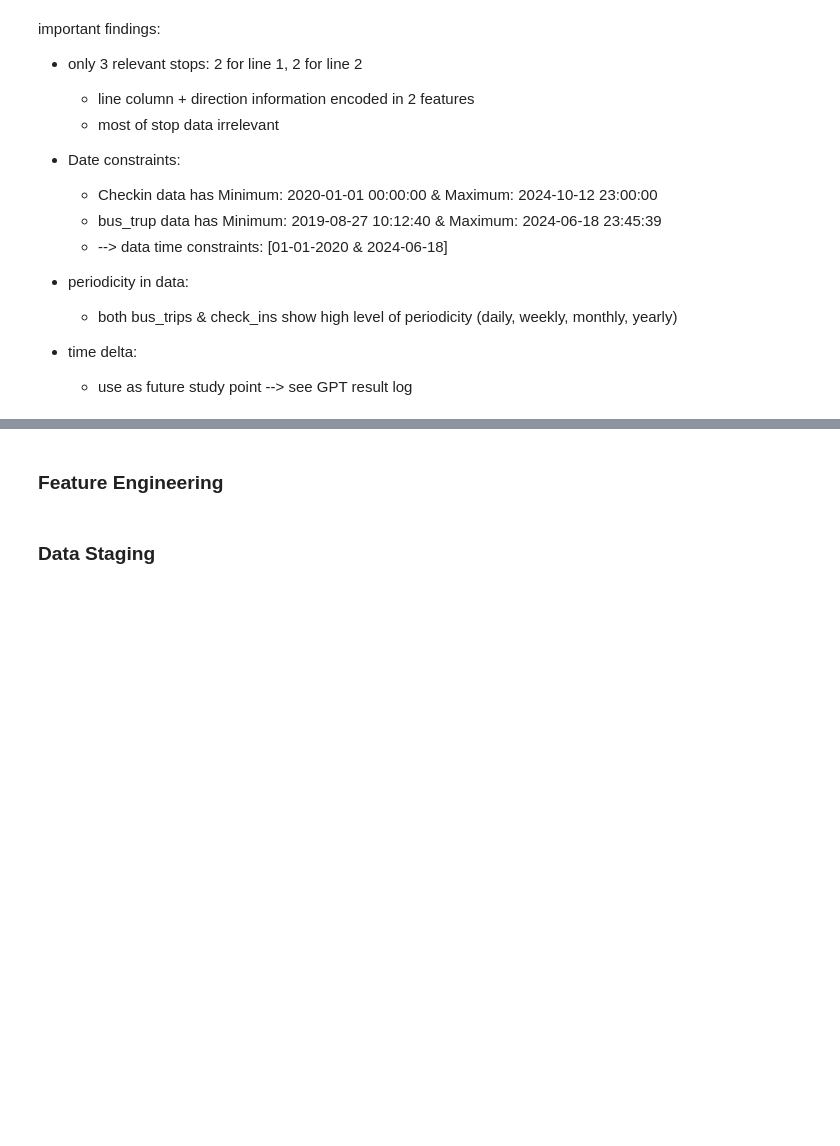
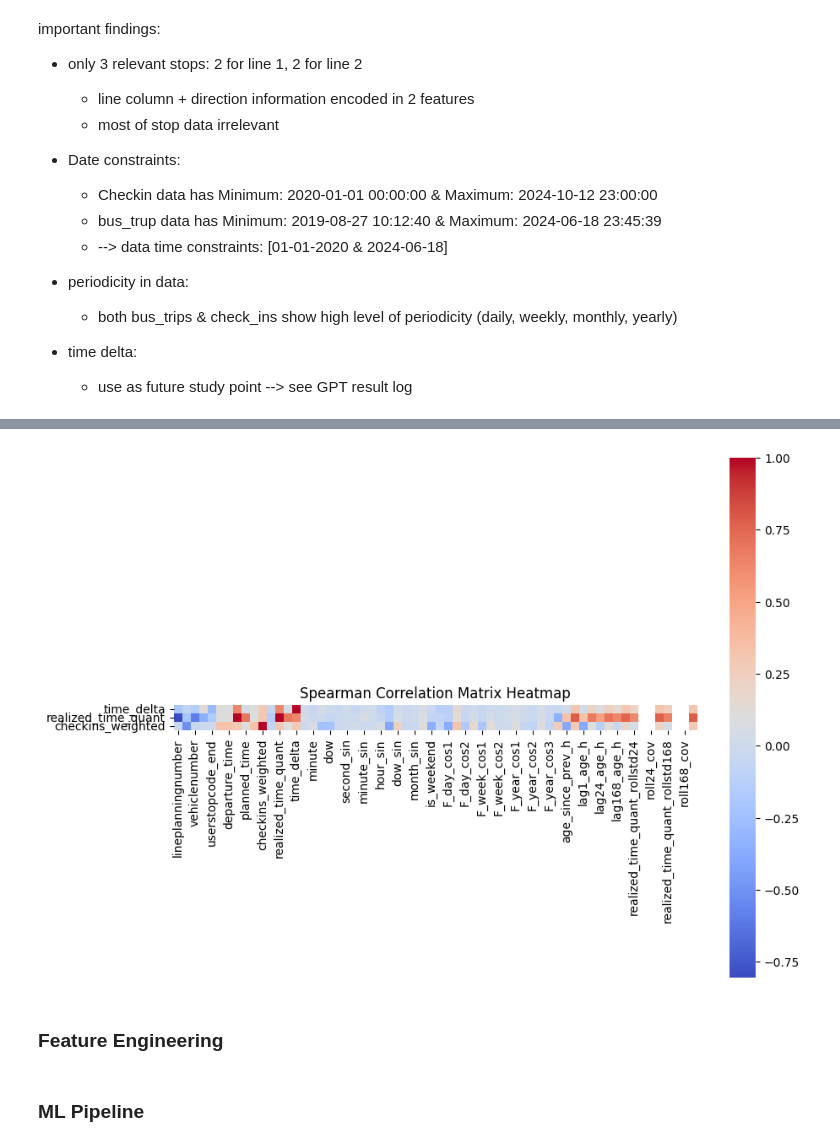
Before and after one commit to padenarie/Case-Study-Bus_times_estimation, a Jupyter notebook: main_BUILD.ipynb, the cells around one changed output, grey strips where cells are left out. Cells and saved outputs as stored; diff of their text form; code cells hidden in the pictures; blank space fills up the shorter version.

```diff
--- a/main_BUILD.ipynb
+++ b/main_BUILD.ipynb
@@ -709,7 +768,16 @@ INFO: ▶ stops: 0 steps
 # %%
 # Merge
-dfs_preprocessed['merged_bustrip_and_checkins'] = merge_on_hour_ceiling(dfs_preprocessed['bus_trips'], dfs_preprocessed['check_ins'],
-                                                        left_on='ceiling_hour', right_on='id_Datetime', how='left')
+# dfs_preprocessed['merged_bustrip_and_checkins'] = merge_on_hour_ceiling(dfs_preprocessed['bus_trips'], dfs_preprocessed['check_ins'],
+#                                                         left_on='ceiling_hour', right_on='id_Datetime', how='left')
+
+dfs_preprocessed['merged_bustrip_and_checkins'] = attach_weighted_checkins_fast(
+                                                    dfs_preprocessed['bus_trips'],
+                                                    dfs_preprocessed['check_ins'],
+                                                    trip_start_col="departure_time",
+                                                    trip_duration_col="realized_time",
+                                                    checkin_time_col="id_Datetime",
+                                                    checkin_value_col="number_of_check_ins",
+                                                    out_col="checkins_weighted")
 
 dfs_preprocessed['merged_stops_start'] = pd.merge(dfs_preprocessed['merged_bustrip_and_checkins'], dfs_preprocessed['stops'].rename(columns=lambda x: x + '_start' if x != 'key_column' else x),
                                     left_on='userstopcode_start', right_on='userstopcode_start', suffixes=('', '_start'))
@@ -730,8 +799,8 @@ steps_features = [
          fn=partial(add_total_seconds, time_cols=["realized_time","planned_time"])),                                                # type: ignore
     Step("add feature: time delta", when=is_timedelta_column(["realized_time","planned_time"]),                                     # type: ignore
          fn=partial(add_time_delta, real_time="realized_time", plan_time="planned_time")),                                          # type: ignore
-    Step("add feature: hourly check-in rate", when=is_timedelta_column(["id_Datetime"]),                                            # type: ignore
-         fn=partial(add_hourlycheckin_rate, col_datetime="id_Datetime", col_checkins="number_of_check_ins")),                       # type: ignore
+#     Step("add feature: hourly check-in rate", when=is_timedelta_column(["id_Datetime"]),                                            # type: ignore
+#          fn=partial(add_hourlycheckin_rate, col_datetime="id_Datetime", col_checkins="number_of_check_ins")),                       # type: ignore
     Step("add feature: directional columns", when = None,                                                                           # type: ignore
          fn=partial(add_direction_columns, col_start="stopname_start", col_stop="stopname_end", col_line="lineplanningnumber")),    # type: ignore
     Step("add feature: cycilical time", when = None,                                                                                # type: ignore
@@ -747,7 +816,7 @@ pipeline_features = {
     "merged": steps_features
 }
 
-final_set = run_pipeline(dfs_preprocessed, pipeline_features)
+dfs_feature_set = run_pipeline(dfs_preprocessed, pipeline_features, feature_col=True)
 # %% [output]
 INFO: ▶ bus_trips: 0 steps
 INFO: ▶ check_ins: 0 steps
@@ -765,0 +833,12 @@ INFO:   - add feature: lag & rolling values: (591766, 55) -> (591766, 76) (7467
+# %%
+# Cuttoff dates
+steps_cutoff = [
+    Step("cutoff dates", when=None,
+         fn=partial(data_cutoff_dates, col_datetime="operatingday", start_date='2020-01-01', end_date='2024-06-18')),          # type: ignore
+]
+
+pipeline_cutoff = {
+    "merged": steps_cutoff
+}
+
+dfs_final_set = run_pipeline(dfs_feature_set, pipeline_cutoff, feature_col=False)
@@ -765,0 +854,11 @@ INFO:   - add feature: lag & rolling values: (591766, 55) -> (591766, 76) (7467
+# %%
+corr_columns = ['time_delta','realized_time_quant','checkins_weighted']
+
+plot_corr_heatmap(
+    dfs_final_set['merged'],
+    method='spearman',
+    min_value_threshold=0.15,
+    annot=False,
+    y_axis_columns=corr_columns
+)
+# %% [output]
@@ -766,4 +877,5 @@ INFO:   - add feature: lag & rolling values: (591766, 55) -> (591766, 76) (7467
+[figure, added]
 # %% [markdown]
 ### Feature Engineering
-# %% [markdown]
-### Data Staging
+# %% [markdown]
+### ML Pipeline
```
Also changed, not shown: parts of 19 cells of this notebook, 4 other files.
